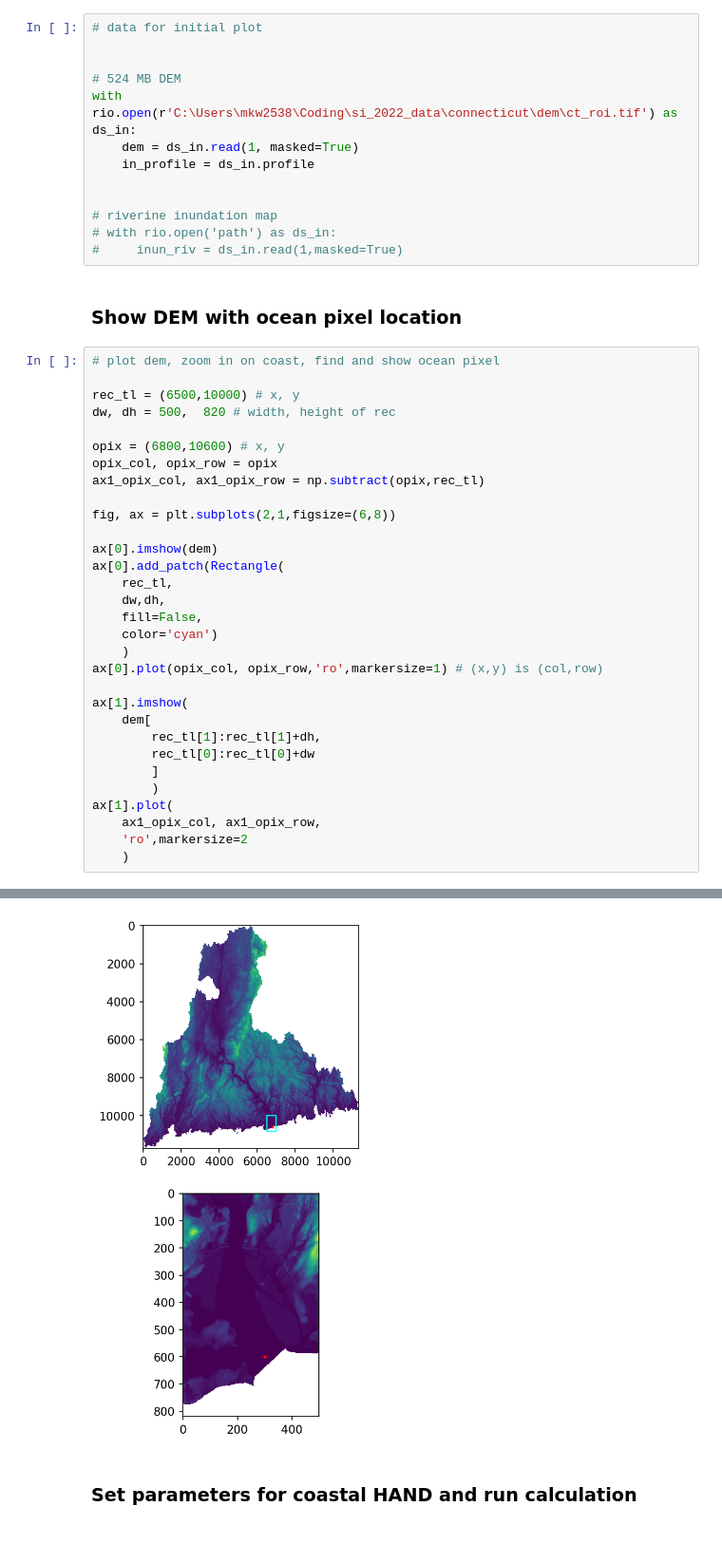
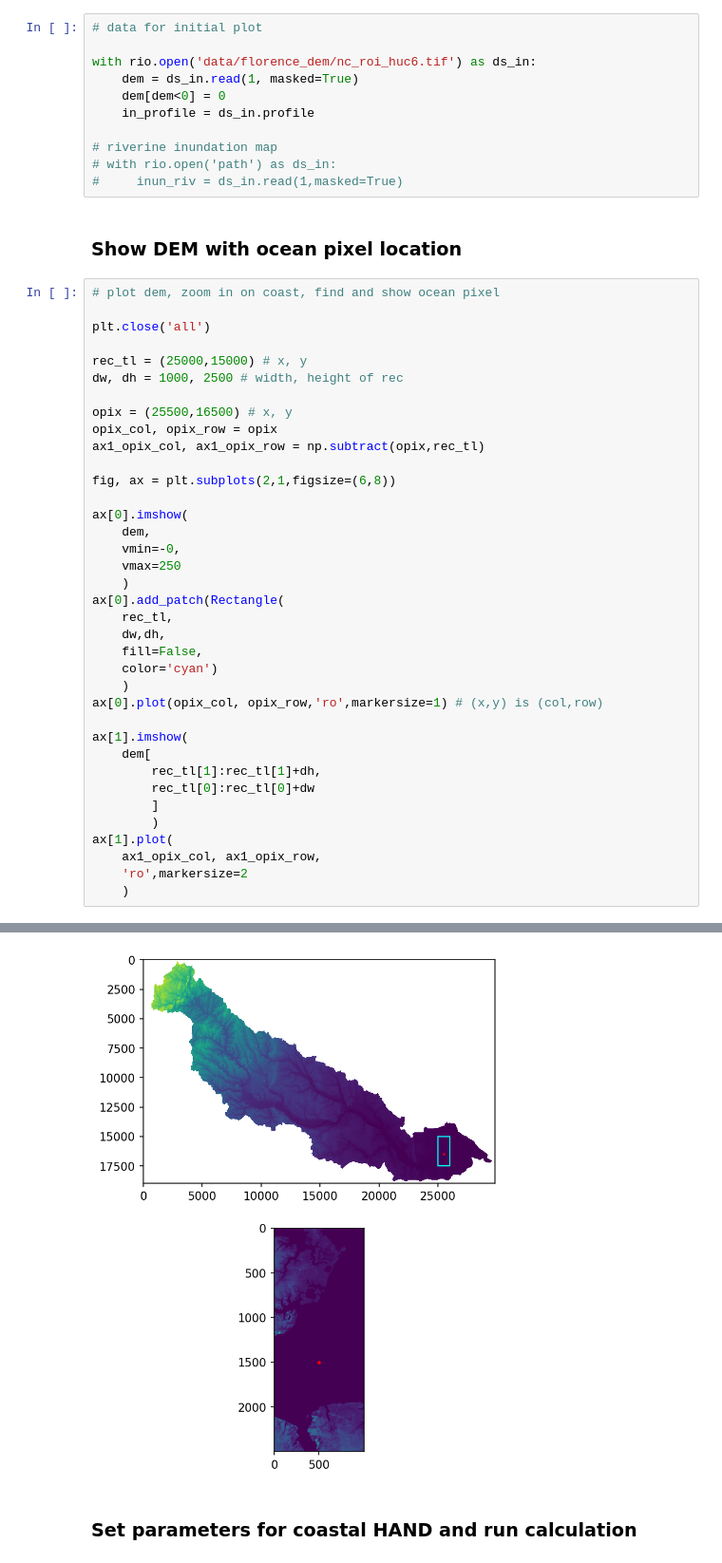
Before and after one commit to ankitghanghas/flood_are_here_si_2022, a Jupyter notebook: c_hand.ipynb, the cells around one changed output, grey strips where cells are left out. Shown at 95% size. Saved outputs shown, nothing was run; the diff lists cells and outputs as text; blank space fills up the shorter version.

Commit message:
revise c_hand for florence/new bernj

```diff
--- a/c_hand.ipynb
+++ b/c_hand.ipynb
@@ -62,12 +62,10 @@ def coastal_hand_where(src, riv_inun, gage_el_navd88, opix):
 # %%
 # data for initial plot
 
-
-# 524 MB DEM
-with rio.open(r'C:\Users\mkw2538\Coding\si_2022_data\connecticut\dem\ct_roi.tif') as ds_in:
+with rio.open('data/florence_dem/nc_roi_huc6.tif') as ds_in:
     dem = ds_in.read(1, masked=True)
+    dem[dem<0] = 0
     in_profile = ds_in.profile
-
 
 # riverine inundation map
 # with rio.open('path') as ds_in:
@@ -77,37 +75,43 @@ with rio.open(r'C:\Users\mkw2538\Coding\si_2022_data\connecticut\dem\ct_roi.tif'
 # %%
 # plot dem, zoom in on coast, find and show ocean pixel
 
-rec_tl = (6500,10000) # x, y
-dw, dh = 500,  820 # width, height of rec
+plt.close('all')
 
-opix = (6800,10600) # x, y
+rec_tl = (25000,15000) # x, y
+dw, dh = 1000, 2500 # width, height of rec
+
+opix = (25500,16500) # x, y
 opix_col, opix_row = opix
 ax1_opix_col, ax1_opix_row = np.subtract(opix,rec_tl)
 
 fig, ax = plt.subplots(2,1,figsize=(6,8))
 
-ax[0].imshow(dem)
+ax[0].imshow(
+    dem,
+    vmin=-0,
+    vmax=250
+    )
 ax[0].add_patch(Rectangle(
     rec_tl,
     dw,dh,
     fill=False,
     color='cyan')
     )
 ax[0].plot(opix_col, opix_row,'ro',markersize=1) # (x,y) is (col,row)
 
 ax[1].imshow(
     dem[
         rec_tl[1]:rec_tl[1]+dh,
         rec_tl[0]:rec_tl[0]+dw
         ]
         )
 ax[1].plot(
     ax1_opix_col, ax1_opix_row,
     'ro',markersize=2
     )
 # %% [output]
 [<matplotlib.lines.Line2D at 0x...>]
-[figure, old version]
+[figure, new version]
 # %% [markdown]
 ### Set parameters for coastal HAND and run calculation
 # %%
```
Also changed, not shown: parts of 15 cells of this notebook, 1 other file.
